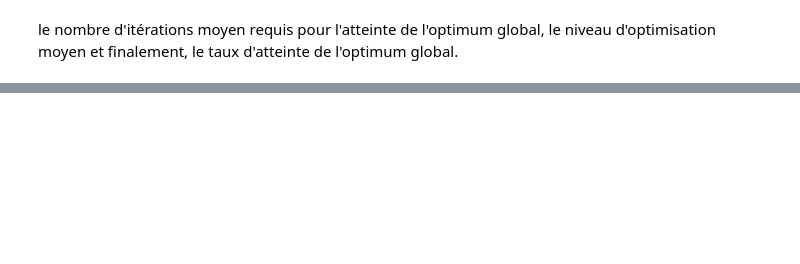
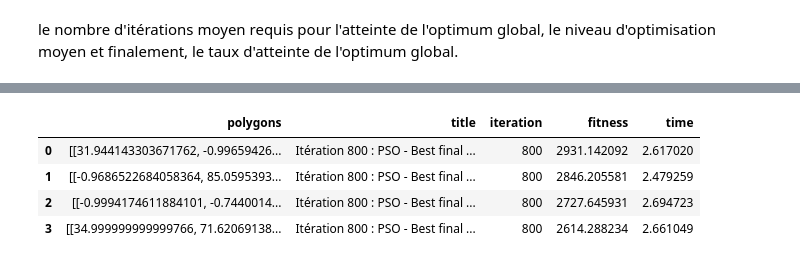
Before and after one commit to iribarnesy/optimize-house-area-on-a-land, a Jupyter notebook: Main.ipynb, the cells around one changed output, grey strips where cells are left out. Saved outputs shown, nothing was run; the diff lists cells and outputs as text; code cells hidden in the pictures; blank space fills up the shorter version.

```diff
--- a/Main.ipynb
+++ b/Main.ipynb
@@ -123,0 +215,10 @@ le nombre d'itérations moyen requis pour l'atteinte de l'optimum global, le niv
+# %%
+pso_runs = pd.DataFrame(LOGS["PSO - Best final"])
+pso_runs['time'] = pso_times
+pso_runs
+# %% [output]
+|  | polygons | title | iteration | fitness | time |
+| 0 | [[31.944143303671762, -0.99659426... | Itération 800 : PSO - Best final ... | 800 | 2931.142092 | 2.617020 |
+| 1 | [[-0.9686522684058364, 85.0595393... | Itération 800 : PSO - Best final ... | 800 | 2846.205581 | 2.479259 |
+| 2 | [[-0.9994174611884101, -0.7440014... | Itération 800 : PSO - Best final ... | 800 | 2727.645931 | 2.694723 |
+| 3 | [[34.999999999999766, 71.62069138... | Itération 800 : PSO - Best final ... | 800 | 2614.288234 | 2.661049 |
```
Also changed, not shown: parts of 38 cells of this notebook, 4 other files.
